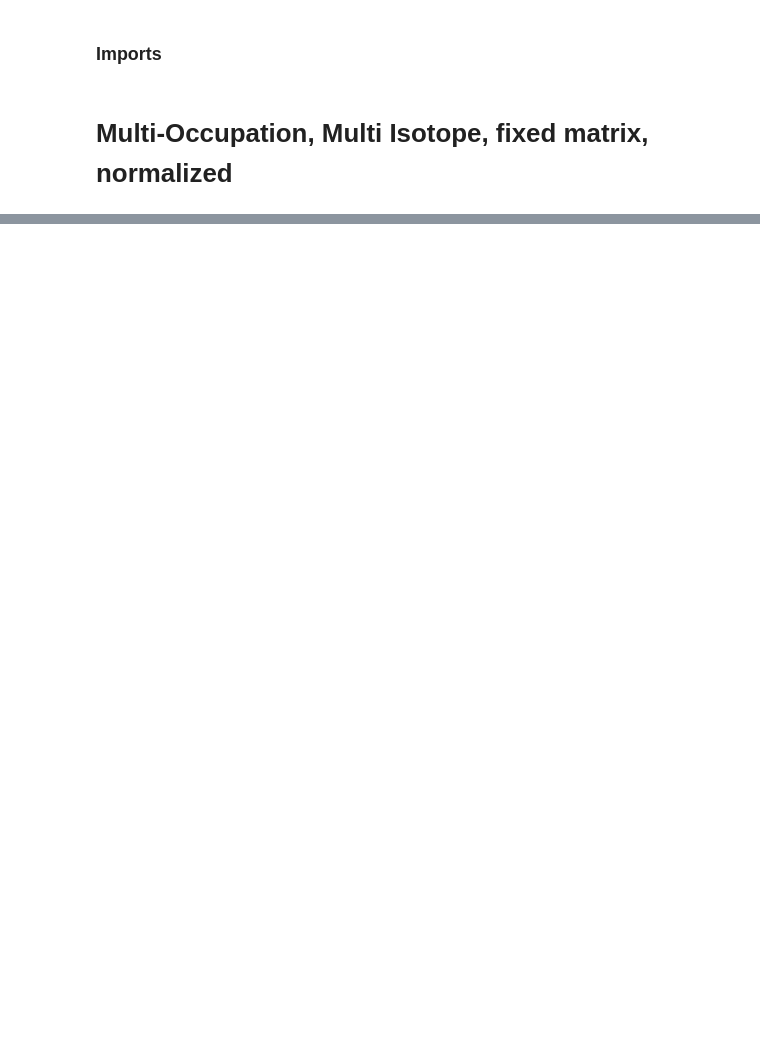
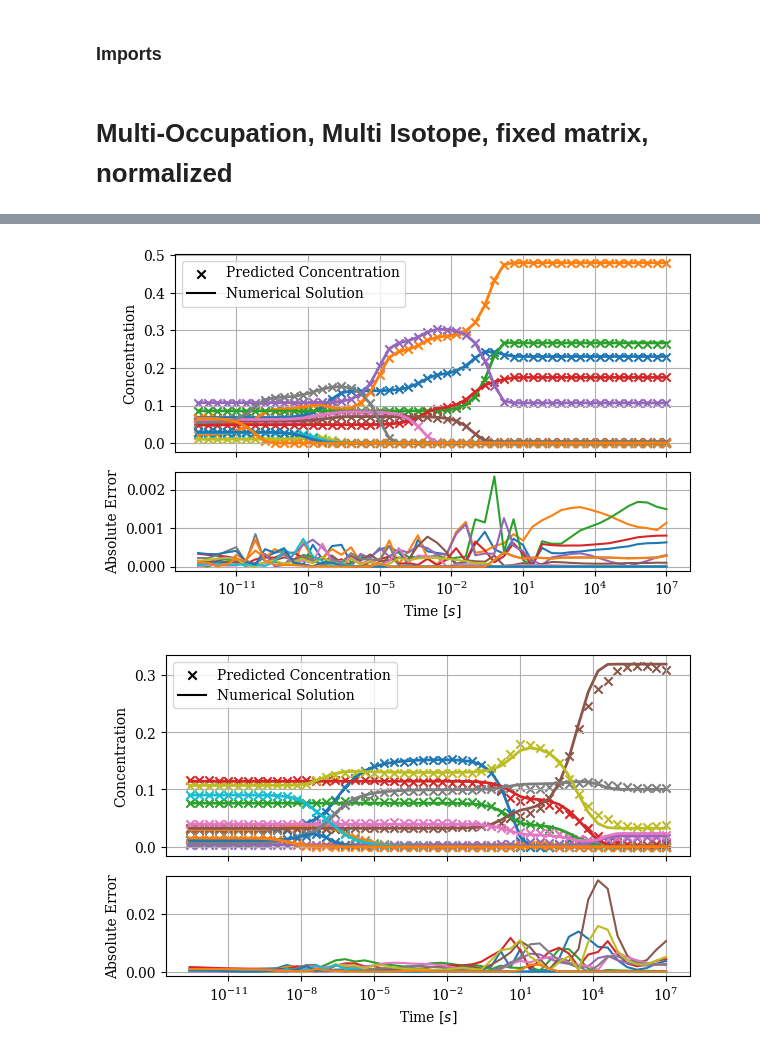
Before and after one commit to Davidxdydz/TrapDiffusion, a Jupyter notebook: Training.ipynb, the cells around one changed output, grey strips where cells are left out. Drawn from its saved outputs; the diff is of its cells as text; code cells hidden in the pictures; blank space fills up the shorter version.

```diff
--- a/Training.ipynb
+++ b/Training.ipynb
@@ -142,0 +89,12 @@ initial values: [0.0241695  0.04515299 0.07201259 0.058158   0.00393623 0.005749
+# %%
+worst = indices[-100:]
+# index = 1433095
+# index = 391828
+# index = 19924299
+# index = 111247
+# index = 996095
+# index = 234685
+index = worst[-1]
+# index = 35429799
+# index = 23824478
+# index = 10
@@ -142,0 +104,33 @@ initial values: [0.0241695  0.04515299 0.07201259 0.058158   0.00393623 0.005749
+# %%
+# index = np.random.randint(0, len(val_x))
+# index = np.random.choice(indices.cpu().numpy()[-100:])
+
+# print(index)
+# worst_iv = val_x[index, 1:]
+# momi_random = MultiOccupationMultiIsotope(normalized_rs=worst_iv[-9:])
+# initial_values = worst_iv
+# print(index)
+
+
+@saveable()
+def eval2(index, model, **kwargs):
+    # index = 123
+    worst_iv = val_x[index, 1:]
+    momi_random = MultiOccupationMultiIsotope(normalized_rs=worst_iv[-9:])
+    initial_values = worst_iv
+    momi_random.evaluate(
+        model,
+        include_params=True,
+        initial_values=initial_values[:-9],
+        n_eval=50,
+        log_t_eval=True,
+        legend=False,
+        **kwargs
+        # save=True,
+        # savename="largest_error",
+    )
+
+
+eval2(0, model, save=True, savename="usual_error")
+eval2(2011785, model, save=True, savename="largest_error")
+# %% [output]
@@ -142,0 +141,2 @@ initial values: [0.0241695  0.04515299 0.07201259 0.058158   0.00393623 0.005749
+[figure, added]
+[figure, added]
```
Also changed, not shown: parts of 27 cells of this notebook.
